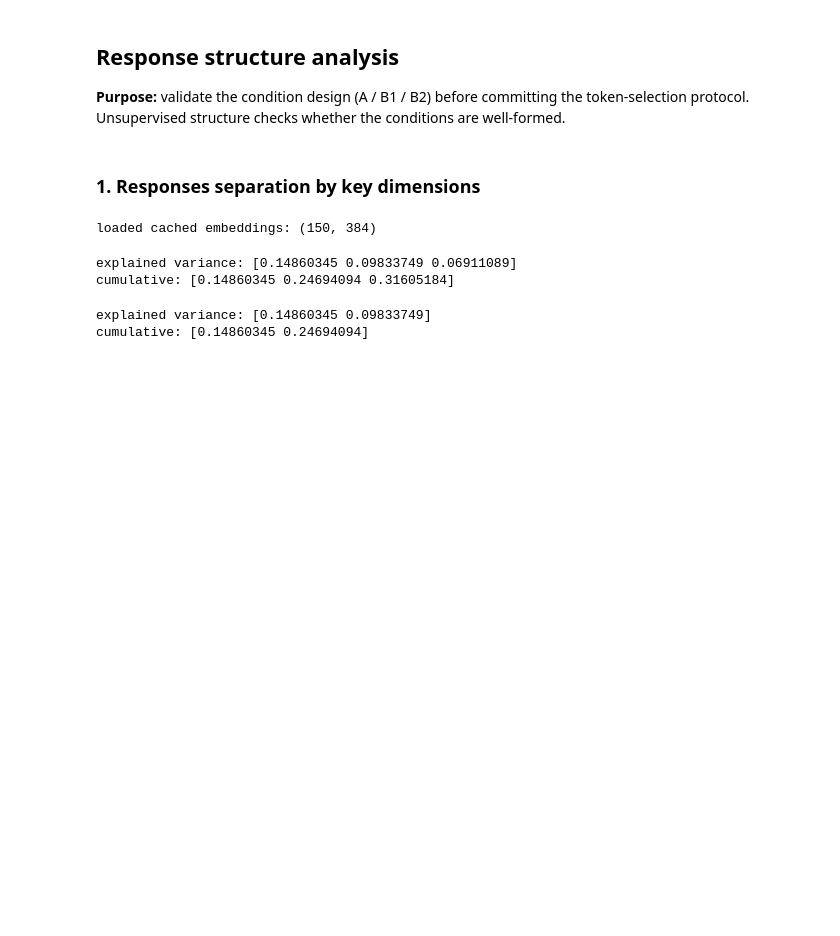
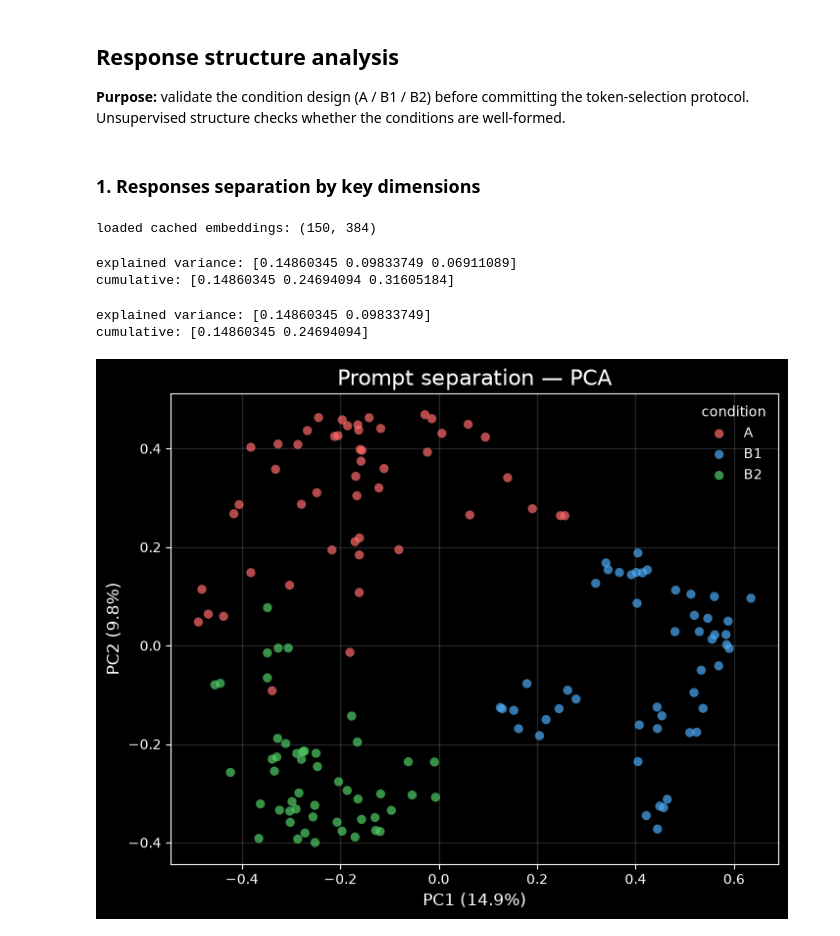
Before and after one commit to rpast/latent-surface-divergence-in-self-reference-representations, a Jupyter notebook: workbench/2_response_analysis.ipynb, the cells around one changed output. Drawn from its saved outputs; the diff is of its cells as text; code cells hidden in the pictures; blank space fills up the shorter version.

Commit message:
pyplot 2d scatter

```diff
--- a/workbench/2_response_analysis.ipynb
+++ b/workbench/2_response_analysis.ipynb
@@ -149,0 +137,19 @@ fig.show()
+# %%
+## Scatterplot in pyplot for proper GH web rendering
+plt.style.use("dark_background")
+colors = {"A": "#ff6b6b", "B1": "#4dabf7", "B2": "#51cf66"}
+
+fig, ax = plt.subplots(figsize=(8, 8))
+for cond, sub in df.groupby("condition"):
+    ax.scatter(sub["pc1_2d"], sub["pc2_2d"],
+               c=colors[cond], label=cond, alpha=0.7, s=45,
+               edgecolors="none")
+
+ax.set_xlabel(f"PC1 ({pca.explained_variance_ratio_[0]:.1%})")
+ax.set_ylabel(f"PC2 ({pca.explained_variance_ratio_[1]:.1%})")
+ax.set_title("Prompt separation — PCA")
+ax.legend(title="condition", frameon=False)
+ax.set_aspect("equal")          # honest geometry: 1 PC1-unit == 1 PC2-unit
+ax.grid(alpha=0.15)
+# %% [output]
+[figure, added]
```
Also changed, not shown: parts of 3 cells of this notebook.
